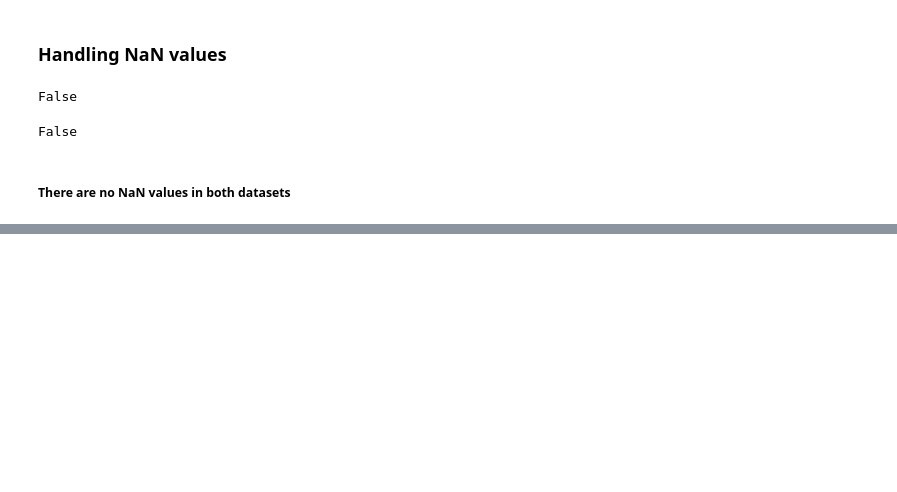
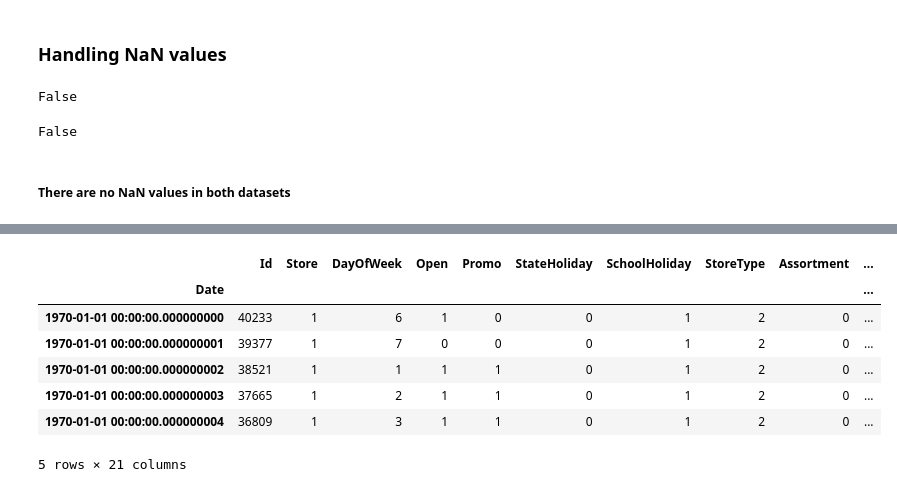
Before and after one commit to Tilda98/Pharmaceutical-Sales-Prediction, a Jupyter notebook: notebooks/pre-processing.ipynb, the cells around one changed output, grey strips where cells are left out. Drawn from its saved outputs; the diff is of its cells as text; code cells hidden in the pictures; blank space fills up the shorter version.

```diff
--- a/notebooks/pre-processing.ipynb
+++ b/notebooks/pre-processing.ipynb
@@ -254,0 +282,11 @@ False
+# %%
+test_store.head()
+# %% [output]
+|  | Id | Store | DayOfWeek | Open | Promo | StateHoliday | SchoolHoliday | StoreType | Assortment | ... |
+| Date |  |  |  |  |  |  |  |  |  | ... |
+| 1970-01-01 00:00:00.000000000 | 40233 | 1 | 6 | 1 | 0 | 0 | 1 | 2 | 0 | ... |
+| 1970-01-01 00:00:00.000000001 | 39377 | 1 | 7 | 0 | 0 | 0 | 1 | 2 | 0 | ... |
+| 1970-01-01 00:00:00.000000002 | 38521 | 1 | 1 | 1 | 1 | 0 | 1 | 2 | 0 | ... |
+| 1970-01-01 00:00:00.000000003 | 37665 | 1 | 2 | 1 | 1 | 0 | 1 | 2 | 0 | ... |
+| 1970-01-01 00:00:00.000000004 | 36809 | 1 | 3 | 1 | 1 | 0 | 1 | 2 | 0 | ... |
+5 rows × 21 columns
```
Also changed, not shown: parts of 3 cells of this notebook.
